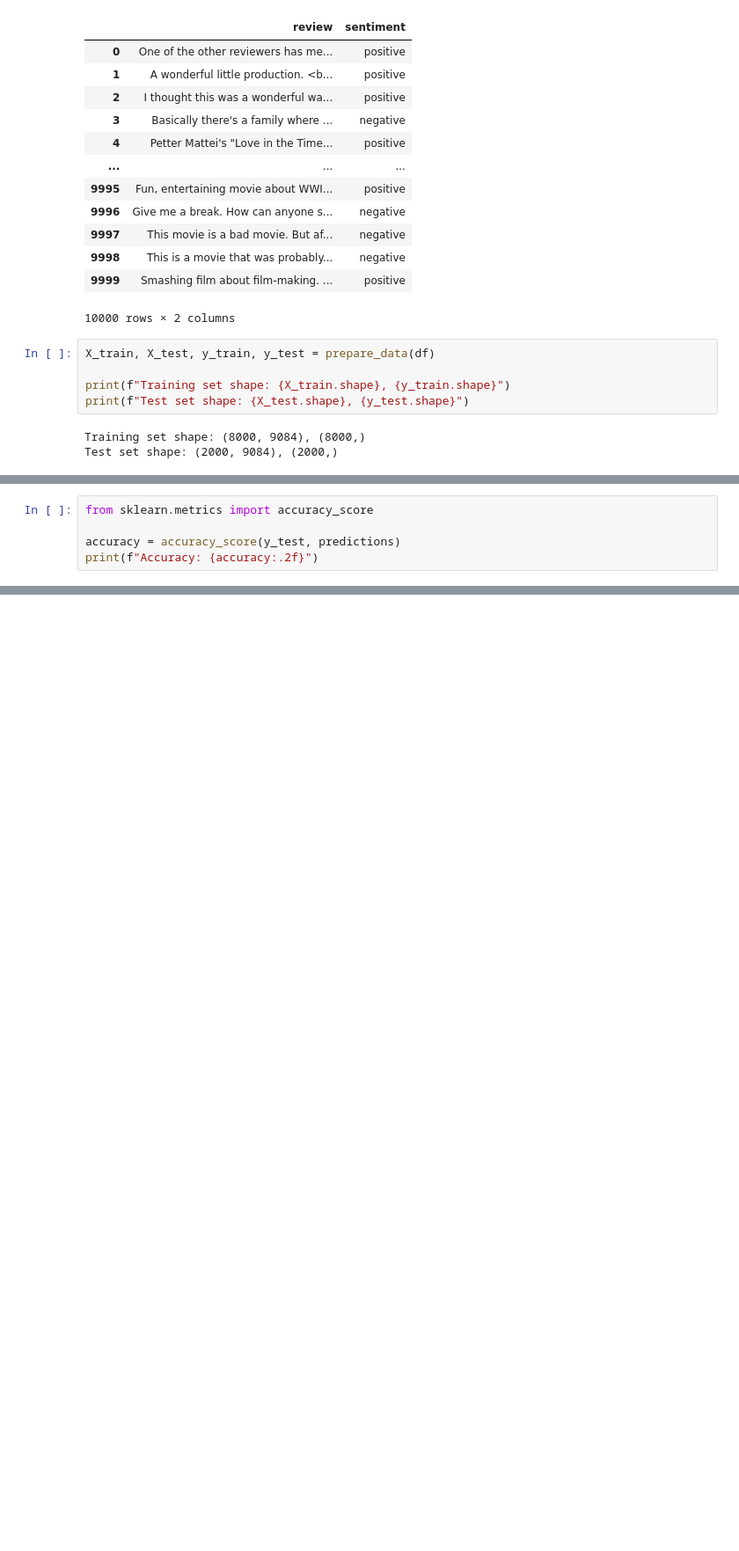
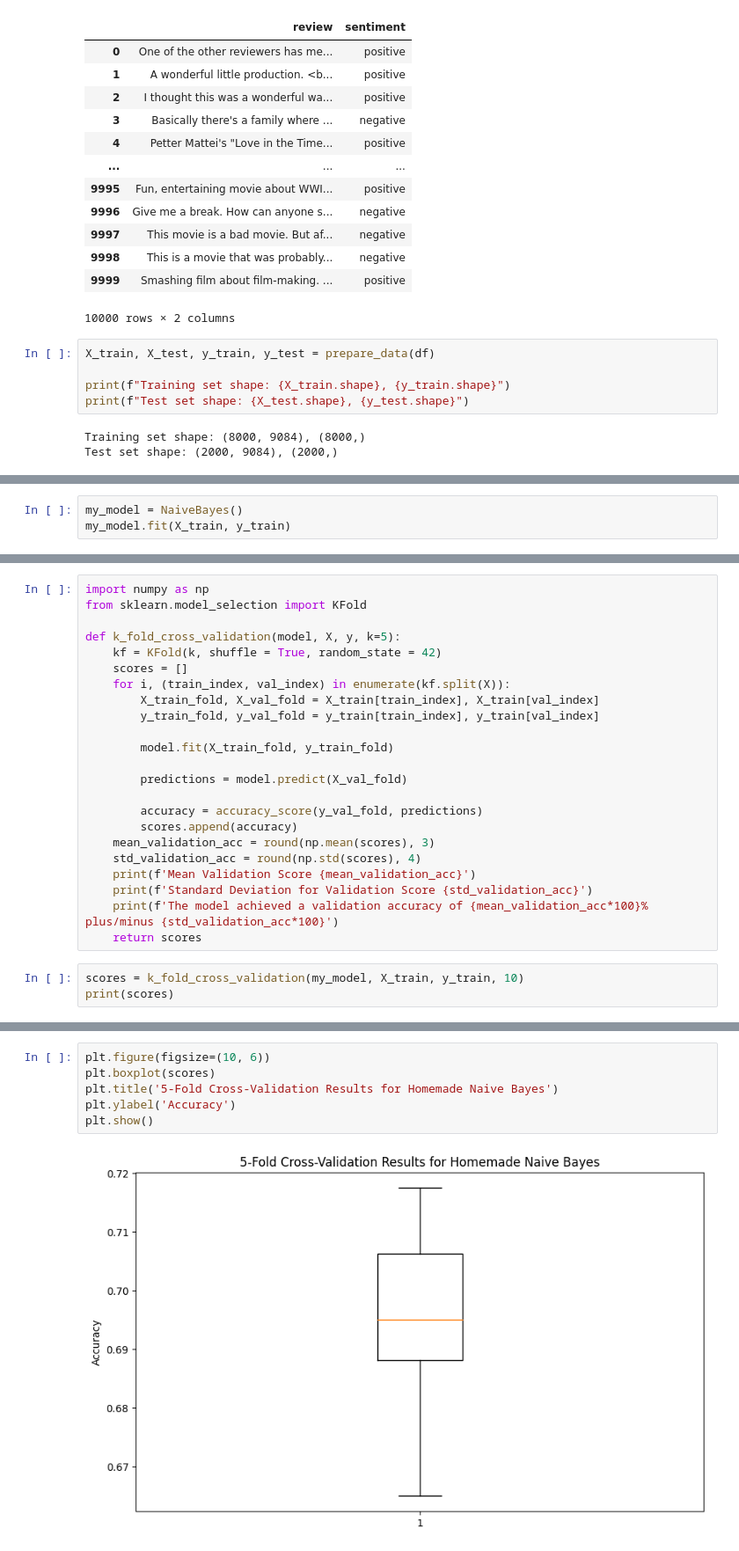
Before and after one commit to r-dura/sentiment-analysis-imdb, a Jupyter notebook: naive_bayes.ipynb, the cells around one changed output, grey strips where cells are left out. Shown: that part at 88% size. Saved outputs shown, nothing was run; the diff lists cells and outputs as text; blank space fills up the shorter version.

Commit message:
implemented k-fold CV and organized for proper model comparison

```diff
--- a/naive_bayes.ipynb
+++ b/naive_bayes.ipynb
@@ -66,5 +36,0 @@ weighted avg       0.71      0.71      0.71      2000
-# %%
-from sklearn.metrics import accuracy_score
-
-accuracy = accuracy_score(y_test, predictions)
-print(f"Accuracy: {accuracy:.2f}")
@@ -85,0 +55,3 @@ Dummy Classifier Accuracy: 0.503
+# %%
+my_model = NaiveBayes()
+my_model.fit(X_train, y_train)
@@ -85,0 +60,26 @@ Dummy Classifier Accuracy: 0.503
+# %%
+import numpy as np
+from sklearn.model_selection import KFold
+
+def k_fold_cross_validation(model, X, y, k=5):
+    kf = KFold(k, shuffle = True, random_state = 42)
+    scores = []
+    for i, (train_index, val_index) in enumerate(kf.split(X)):
+        X_train_fold, X_val_fold = X_train[train_index], X_train[val_index]
+        y_train_fold, y_val_fold = y_train[train_index], y_train[val_index]
+
+        model.fit(X_train_fold, y_train_fold)
+
+        predictions = model.predict(X_val_fold)
+
+        accuracy = accuracy_score(y_val_fold, predictions)
+        scores.append(accuracy)
+    mean_validation_acc = round(np.mean(scores), 3)
+    std_validation_acc = round(np.std(scores), 4)
+    print(f'Mean Validation Score {mean_validation_acc}')
+    print(f'Standard Deviation for Validation Score {std_validation_acc}')
+    print(f'The model achieved a validation accuracy of {mean_validation_acc*100}% plus/minus {std_validation_acc*100}')
+    return scores
+# %%
+scores = k_fold_cross_validation(my_model, X_train, y_train, 10)
+print(scores)
@@ -85,0 +91,8 @@ Dummy Classifier Accuracy: 0.503
+# %%
+plt.figure(figsize=(10, 6))
+plt.boxplot(scores)
+plt.title('5-Fold Cross-Validation Results for Homemade Naive Bayes')
+plt.ylabel('Accuracy')
+plt.show()
+# %% [output]
+[figure, added]
```
Also changed, not shown: parts of 27 cells of this notebook.
